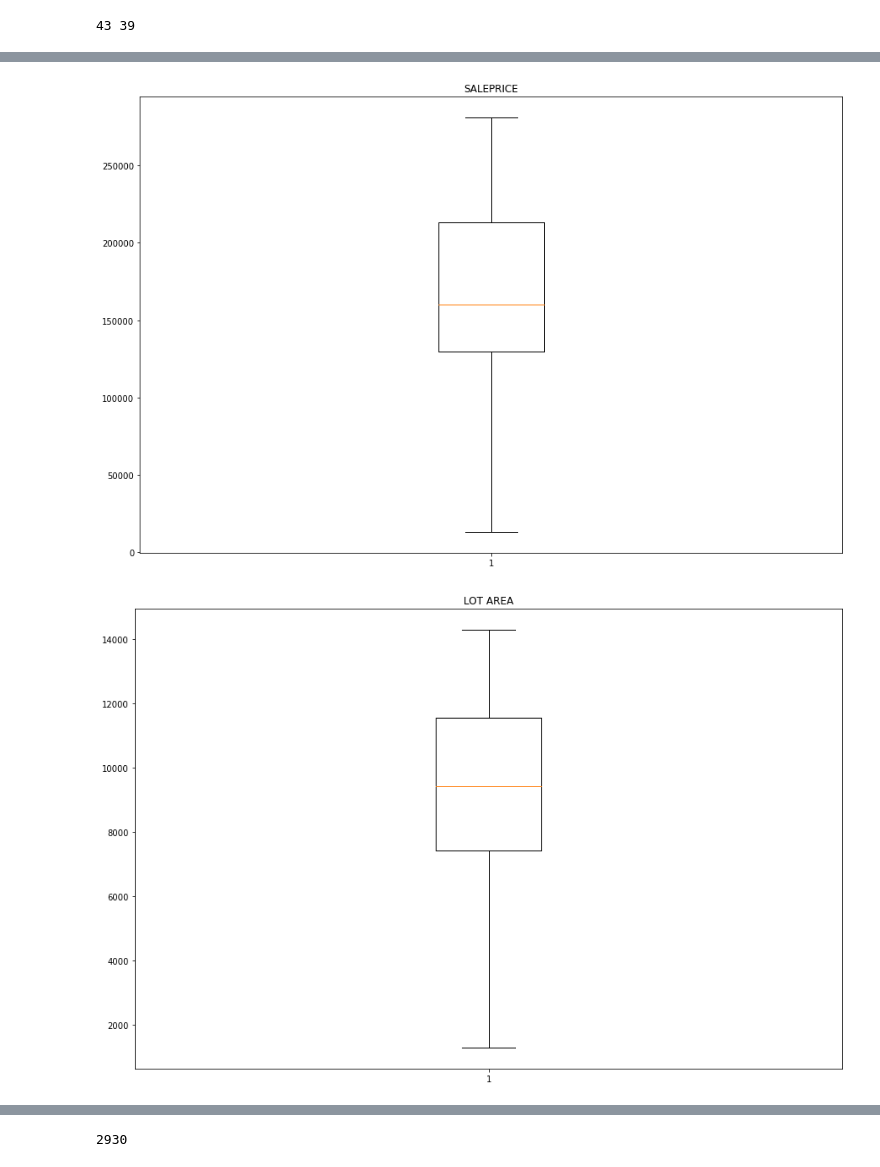
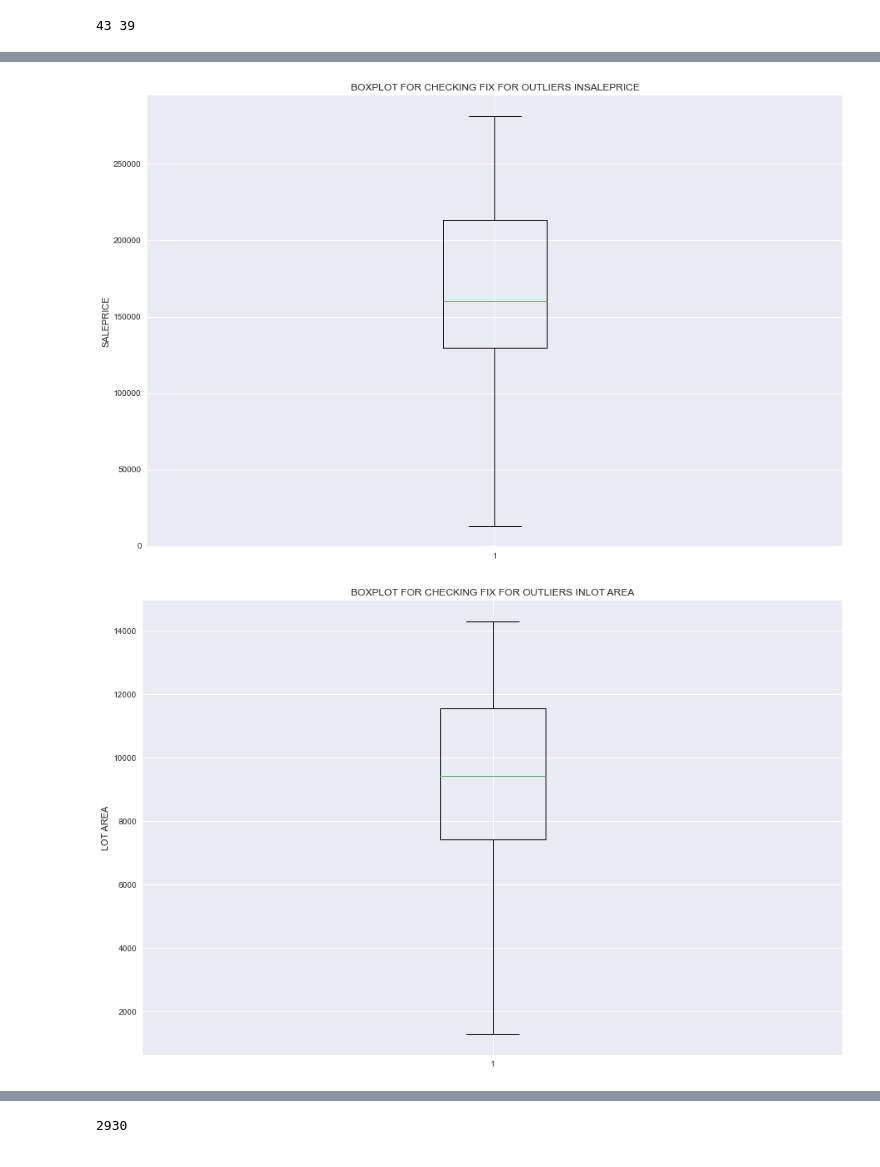
Before and after one commit to Jeremykibiru/Advanced-ML, a Jupyter notebook: project.ipynb, the cells around one changed output, grey strips where cells are left out. Saved outputs shown, nothing was run; the diff lists cells and outputs as text; code cells hidden in the pictures.

```diff
--- a/project.ipynb
+++ b/project.ipynb
@@ -208,8 +245,11 @@ numerical_data = data.select_dtypes(include=["float64","int64"])
 # %%
 # Replacing outliers using percentile imputation
+plt.style.use("seaborn")
 for column in numerical_data[['SalePrice','Lot Area','Open Porch SF']]:
     plt.figure(figsize=(15,10))
     plt.boxplot(numerical_data[column])
-    plt.title(column.upper())
+    plt.title("BOXPLOT FOR CHECKING OUTLIERS IN"+column.upper())
+    plt.savefig(column+"boxplot_outlier.png")
+    plt.ylabel(column.upper())
     plt.show()
 # %% [output]
@@ -219,14 +259,17 @@ for column in numerical_data[['SalePrice','Lot Area','Open Porch SF']]:
 # %%
 # Replacing outliers using percentile imputation
+plt.style.use("seaborn")
 for column in numerical_data[['SalePrice','Lot Area','Open Porch SF']]:
     # Computing  90th percentiles and replacing the outliers
     ninetieth_percentile = np.percentile(numerical_data[column], 90)
     b = numerical_data[column]
     b = np.where(b>ninetieth_percentile, ninetieth_percentile, b)
     plt.figure(figsize=(15,10))
     plt.boxplot(b)
-    plt.title(column.upper())
+    plt.title("BOXPLOT FOR CHECKING FIX FOR OUTLIERS IN"+column.upper())
+    plt.savefig(column+"boxplot_outlier_fix.png")
+    plt.ylabel(column.upper())
     plt.show()
 # %% [output]
-[figure, old version]
+[figure, new version]
-[figure, old version]
+[figure, new version]
```
Also changed, not shown: parts of 46 cells of this notebook, 24 other files.
